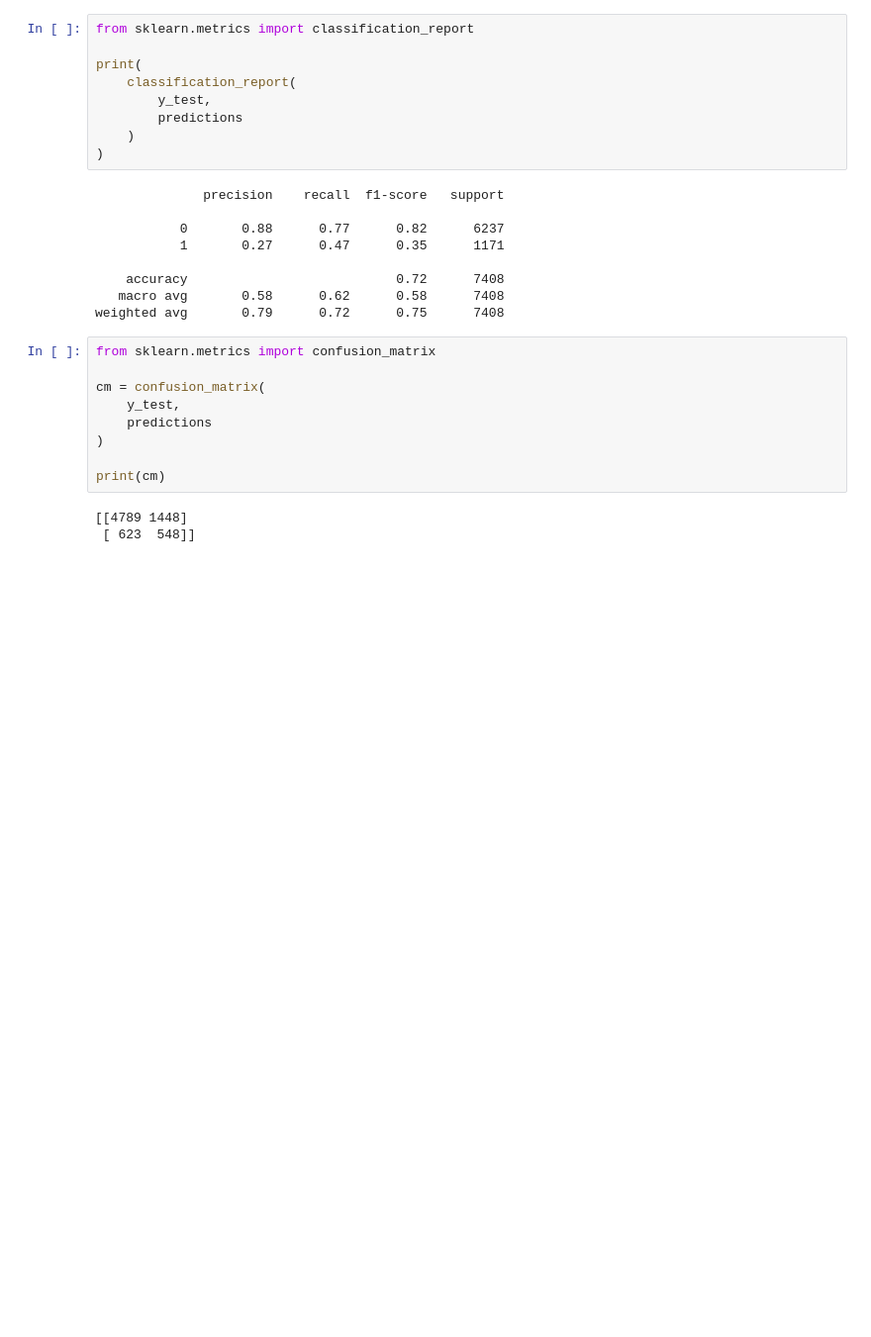
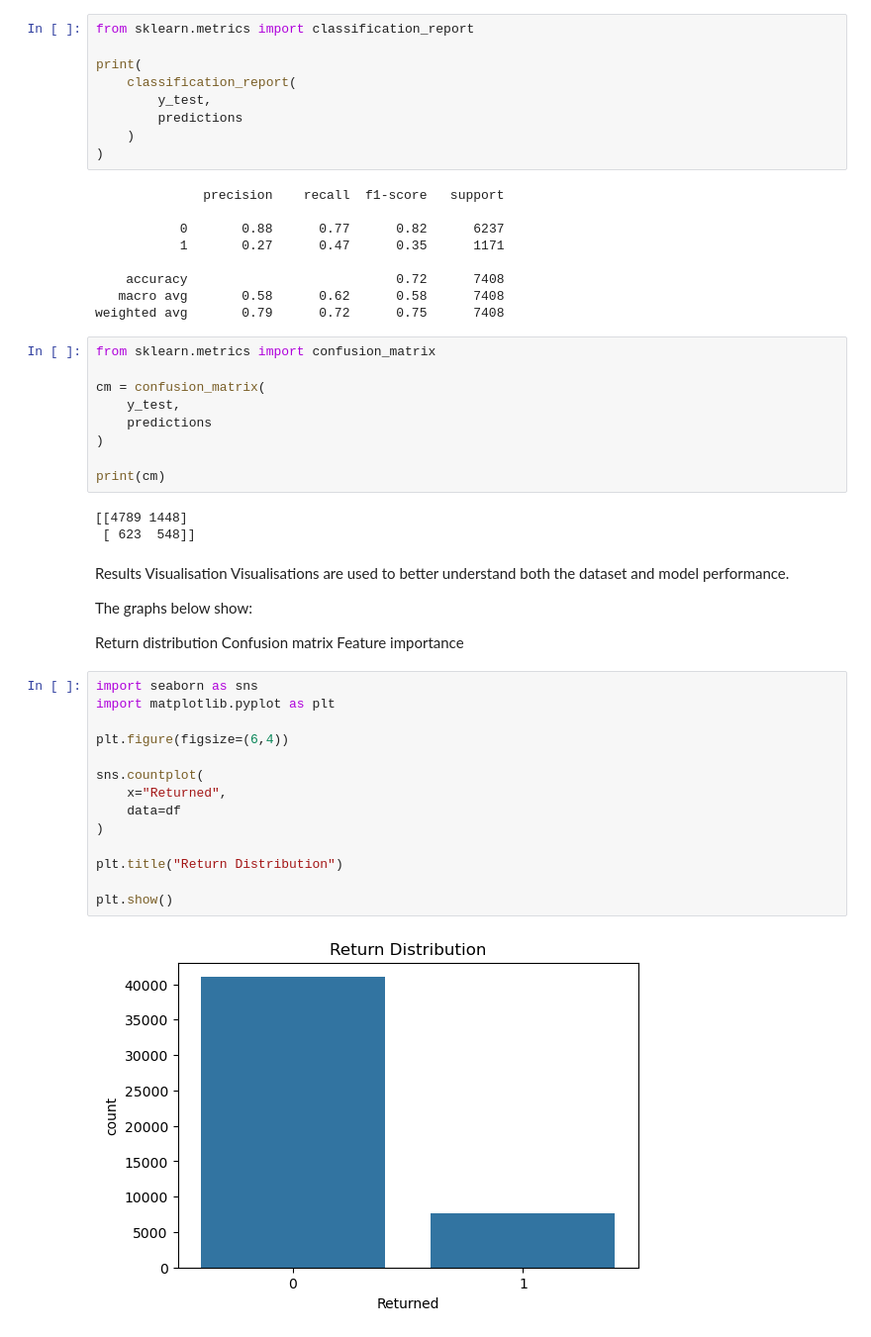
Before and after one commit to Brondon-Lee/STADIOalot-Returns-Prediction, a Jupyter notebook: notebooks/SS3_PARTB.ipynb, the cells around one changed output. Shown at 99% size. Saved outputs shown, nothing was run; the diff lists cells and outputs as text; blank space fills up the shorter version.

Commit message:
Completed results visualisation section

```diff
--- a/notebooks/SS3_PARTB.ipynb
+++ b/notebooks/SS3_PARTB.ipynb
@@ -374,3 +374,28 @@ print(cm)
 # %% [output]
 [[4789 1448]
  [ 623  548]]
+# %% [markdown]
+Results Visualisation
+Visualisations are used to better understand both the dataset and model performance.
+
+The graphs below show:
+
+Return distribution
+Confusion matrix
+Feature importance
+# %%
+import seaborn as sns
+import matplotlib.pyplot as plt
+
+plt.figure(figsize=(6,4))
+
+sns.countplot(
+    x="Returned",
+    data=df
+)
+
+plt.title("Return Distribution")
+
+plt.show()
+# %% [output]
+[figure, added]
```
Also changed, not shown: parts of 2 cells of this notebook.
